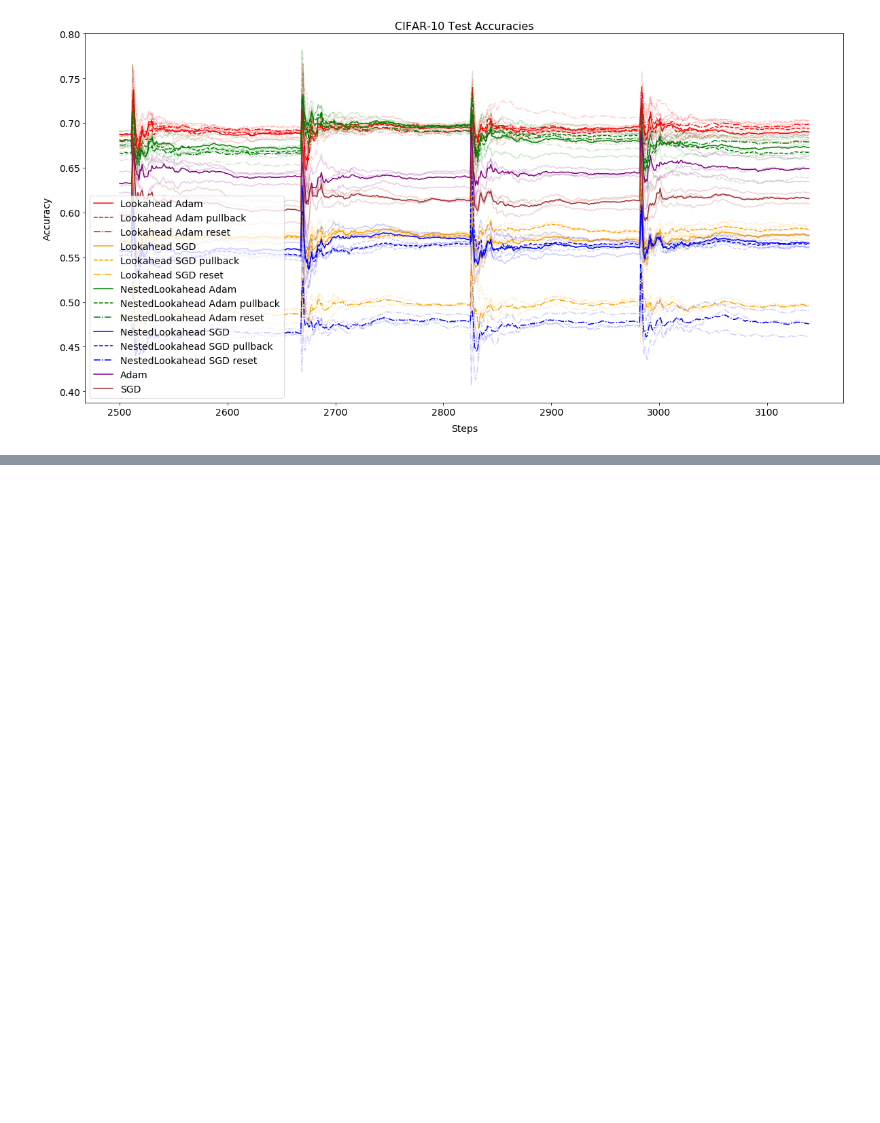
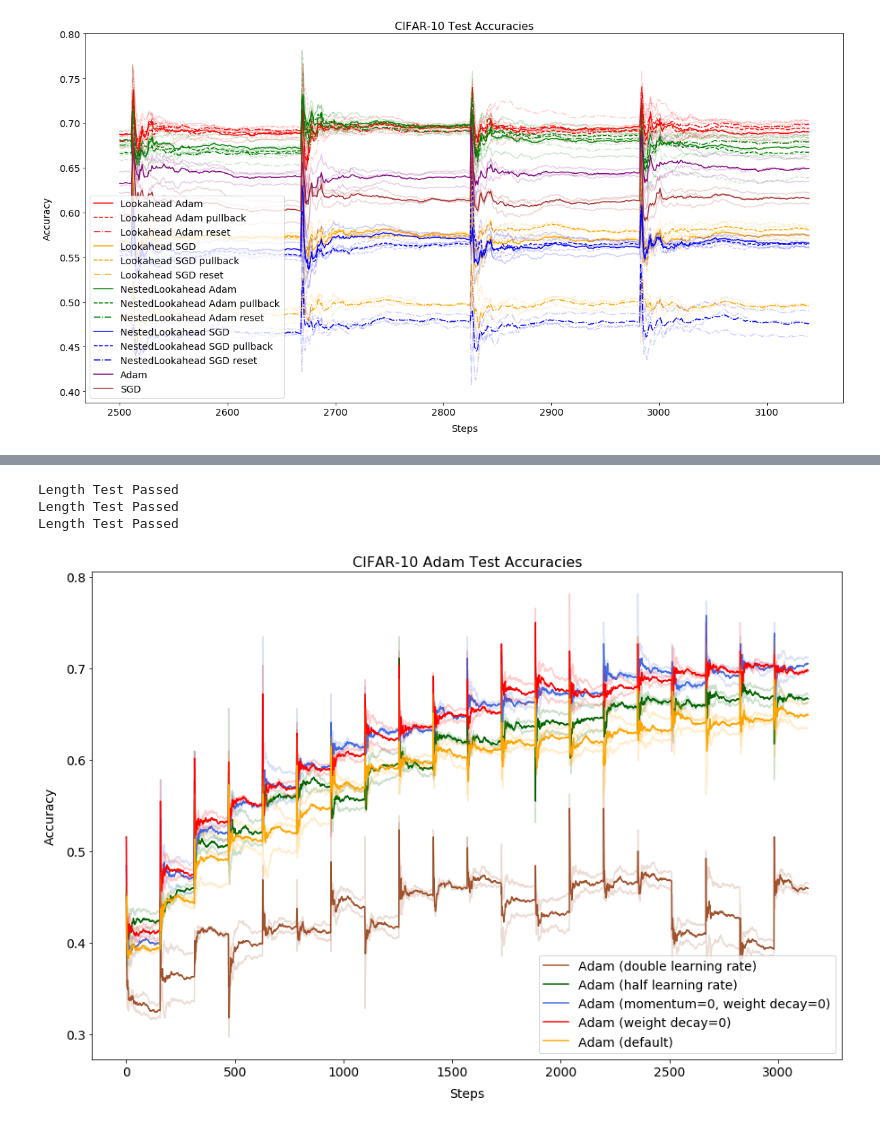
Before and after one commit to johngilbert2000/nested_lookahead, a Jupyter notebook: plot_results.ipynb, the cells around one changed output, grey strips where cells are left out. Saved outputs shown, nothing was run; the diff lists cells and outputs as text; code cells hidden in the pictures; blank space fills up the shorter version.

Commit message:
Create CIFAR-10 Hyperparameter Plots

```diff
--- a/plot_results.ipynb
+++ b/plot_results.ipynb
@@ -193,0 +204,8 @@ plt.show()
+# %%
+root = Path('cifar_variation_accuracies')
+folds = 2
+name = 'CIFAR-10'
+to_file_base = 'cifar10_hyperparameter'
+
+if not os.path.isdir('plots'):
+    os.mkdir('plots')
@@ -193,0 +328,29 @@ plt.show()
+# %%
+# run_cifar_variation.sh
+adam_exp = queries(experiments, keys='Adam', without='Lookahead')
+LA_adam_exp = queries(experiments, keys='Lookahead Adam', without='NestedLookahead')
+NLA_adam_exp = queries(experiments, keys='NestedLookahead Adam')
+sgd_exp = queries(experiments, keys='SGD', without='Lookahead')
+LA_sgd_exp = queries(experiments, keys='Lookahead SGD', without='NestedLookahead')
+NLA_sgd_exp = queries(experiments, keys='NestedLookahead SGD')
+
+# run_cifar.sh
+adam_exp_defaults = queries(experiments_defaults, keys='Adam', without='Lookahead')
+LA_adam_exp_defaults = queries(experiments_defaults, keys='Lookahead Adam', without='NestedLookahead')
+NLA_adam_exp_defaults = queries(experiments_defaults, keys='NestedLookahead Adam')
+sgd_exp_defaults = queries(experiments_defaults, keys='SGD', without='Lookahead')
+LA_sgd_exp_defaults = queries(experiments_defaults, keys='Lookahead SGD', without='NestedLookahead')
+NLA_sgd_exp_defaults = queries(experiments_defaults, keys='NestedLookahead SGD')
+
+# test lengths
+length_test([adam_exp, LA_adam_exp, NLA_adam_exp, sgd_exp, LA_sgd_exp, NLA_sgd_exp])
+length_test([LA_adam_exp_defaults, NLA_adam_exp_defaults,
+             LA_sgd_exp_defaults, NLA_sgd_exp_defaults])
+length_test([adam_exp_defaults, sgd_exp_defaults])
+# %% [output]
+Length Test Passed
+Length Test Passed
+Length Test Passed
+# %%
+colorlist = ['sienna','darkgreen','royalblue','red',
+             'orange','darkcyan','darkviolet','lime','gold','fuchsia','olive','darkred']
@@ -193,0 +403,8 @@ plt.show()
+# %%
+method = 'Adam'
+experiment_type = adam_exp
+default = adam_exp_defaults
+
+create_plot(method, experiment_type, default)
+# %% [output]
+[figure, added]
```
Also changed, not shown: parts of 17 cells of this notebook, 10 other files.
